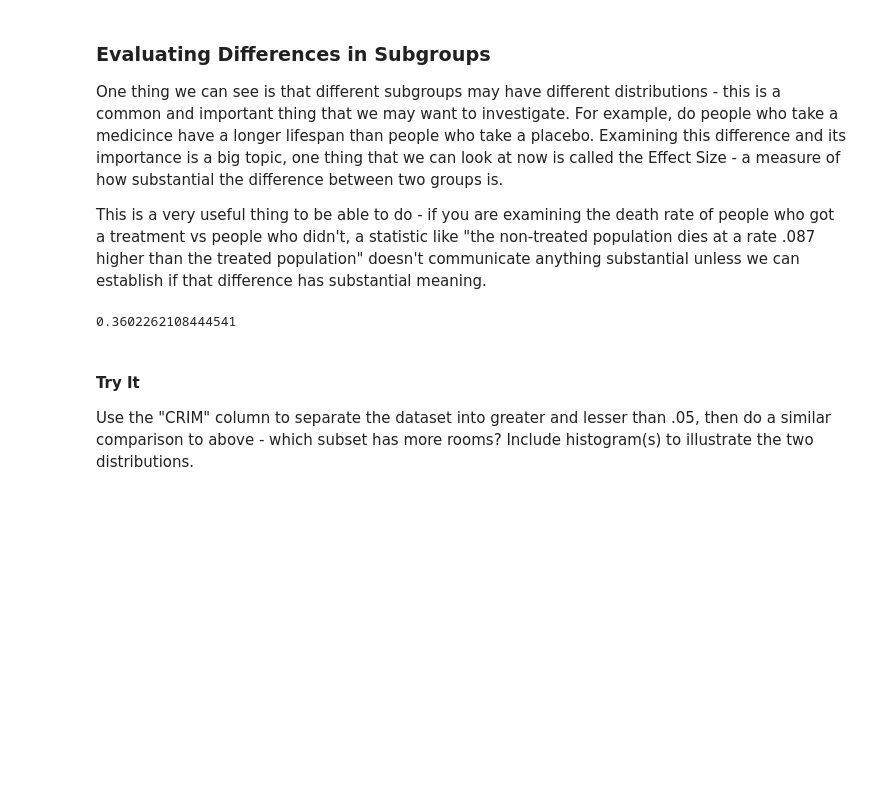
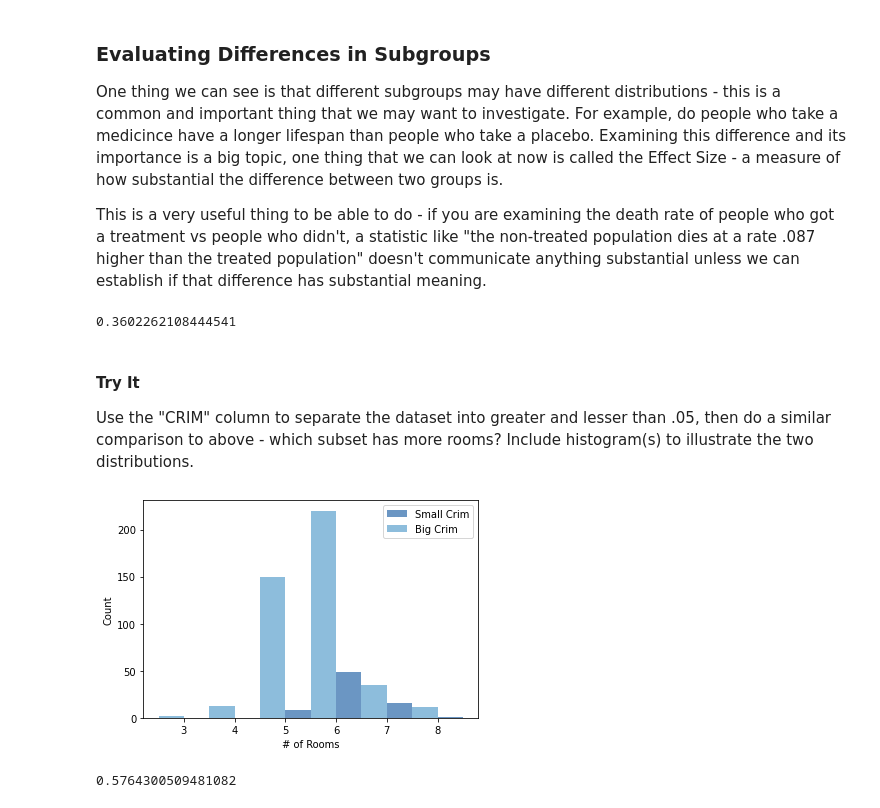
Before and after one commit to shaunmcgregor/Basic_Stats_in_Python_Student_Workbooks, a Jupyter notebook: 002_Basic_Histograms.ipynb, the cells around one changed output. Saved outputs shown, nothing was run; the diff lists cells and outputs as text; code cells hidden in the pictures; blank space fills up the shorter version.

```diff
--- a/002_Basic_Histograms.ipynb
+++ b/002_Basic_Histograms.ipynb
@@ -251,3 +251,21 @@ CohenEffectSize(river["RM"], noRiver["RM"])
 #### Try It
 
 Use the "CRIM" column to separate the dataset into greater and lesser than .05, then do a similar comparison to above - which subset has more rooms? Include histogram(s) to illustrate the two distributions.
+# %%
+smallCrim = df[df["CRIM"] <= 0.05]
+bigCrim = df[df["CRIM"] > 0.05]
+# %%
+bigCrimHist = thinkstats2.Hist(np.floor(bigCrim["RM"]), label="Big Crim")
+smallCrimHist = thinkstats2.Hist(np.floor(smallCrim["RM"]), label="Small Crim")
+# %%
+
+thinkplot.PrePlot(2)
+thinkplot.Hist(smallCrimHist, align = 'left', width=width)
+thinkplot.Hist(bigCrimHist, align='right', width=width)
+thinkplot.Config(xlabel='# of Rooms', ylabel='Count')
+# %% [output]
+[figure, added]
+# %%
+CohenEffectSize(smallCrim["RM"], bigCrim["RM"])
+# %% [output]
+0.5764300509481082
```
Also changed, not shown: 1 other file.
